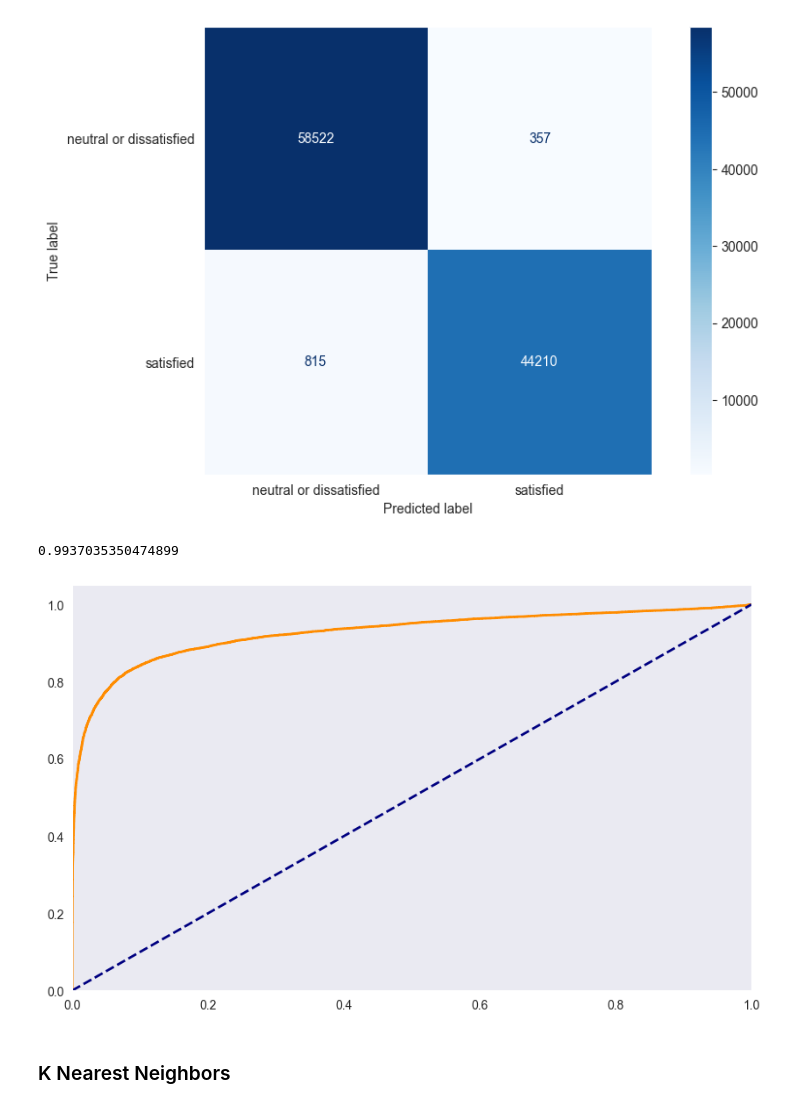
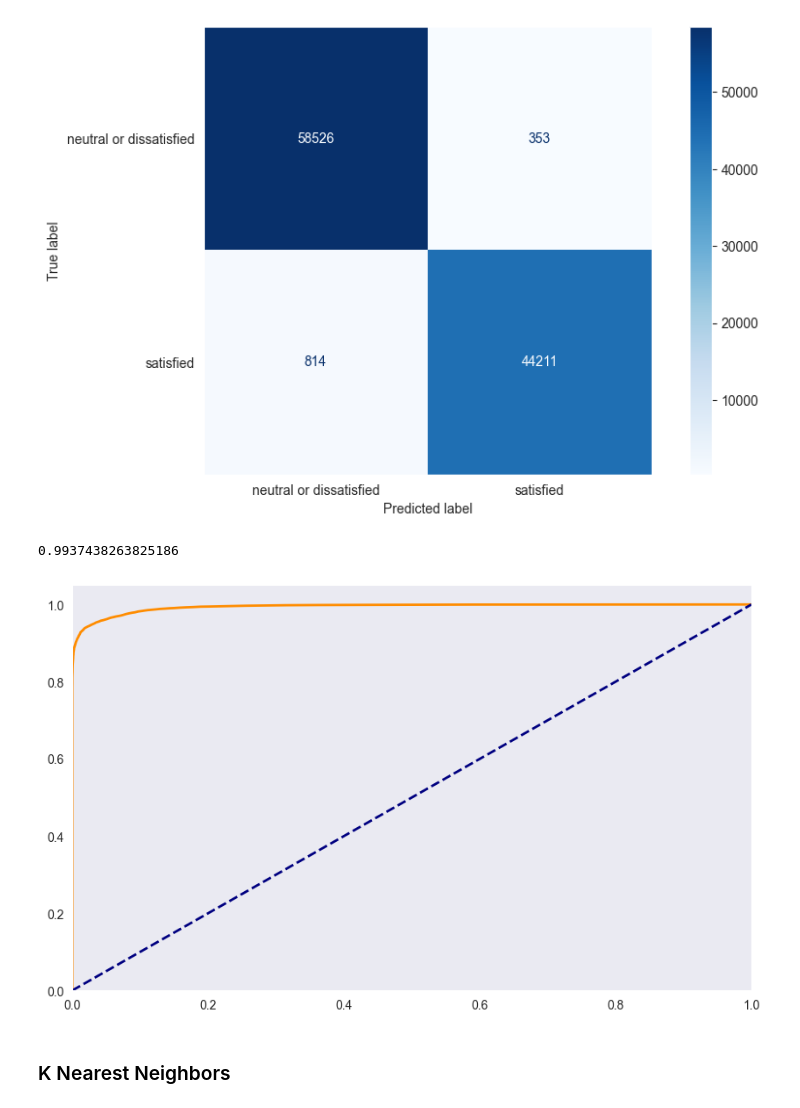
Before and after one commit to danielphilip12/Airline-Satisfaction, a Jupyter notebook: modeling.ipynb, the cells around one changed output. Saved outputs shown, nothing was run; the diff lists cells and outputs as text; code cells hidden in the pictures.

```diff
--- a/modeling.ipynb
+++ b/modeling.ipynb
@@ -39,3 +53,24 @@ y = df['satisfaction']
 # %%
-cat_cols = X.select_dtypes('object').columns
-num_cols = X.select_dtypes('number').columns
+# cat_cols = X.select_dtypes('object').columns.tolist()
+# num_cols = X.select_dtypes('number').columns.tolist()
+
+num_cols = ['age',
+ 'flight_distance',
+ 'inflight_wifi_service',
+ 'departure_arrival_time_convenient',
+ 'ease_of_online_booking',
+ 'gate_location',
+ 'food_and_drink',
+ 'online_boarding',
+ 'seat_comfort',
+ 'inflight_entertainment',
+ 'on_board_service',
+ 'leg_room_service',
+ 'baggage_handling',
+ 'checkin_service',
+ 'inflight_service',
+ 'cleanliness',
+ 'departure_delay_in_minutes',
+ 'arrival_delay_in_minutes']
+
+cat_cols = ['gender', 'customer_type', 'type_of_travel']
@@ -177,16 +239,16 @@ rf_probs = pipeline_rf.predict_proba(X_test)[:, 1]
 roc_auc = roc_auc_score(y_test, rf_probs)
 roc_auc
 # %% [output]
-0.9937035350474899
+0.9937438263825186
 # %%
-fpr, tpr, thresh = roc_curve(y_test_int, logreg_probs)
+fpr, tpr, thresh = roc_curve(y_test_int, rf_probs)
 plt.plot(fpr, tpr, color='darkorange', lw=2, label=f'ROC curve (area = {roc_auc:.2f})')
 plt.plot([0, 1], [0, 1], color='navy', lw=2, linestyle='--')
 plt.xlim([0.0, 1.0])
 plt.ylim([0.0, 1.05])
 plt.savefig('./images/rf_roc.png')
 # %% [output]
-[figure, old version]
+[figure, new version]
 # %% [markdown]
 ### K Nearest Neighbors
 # %%
```
Also changed, not shown: parts of 14 cells of this notebook, 3 other files.
